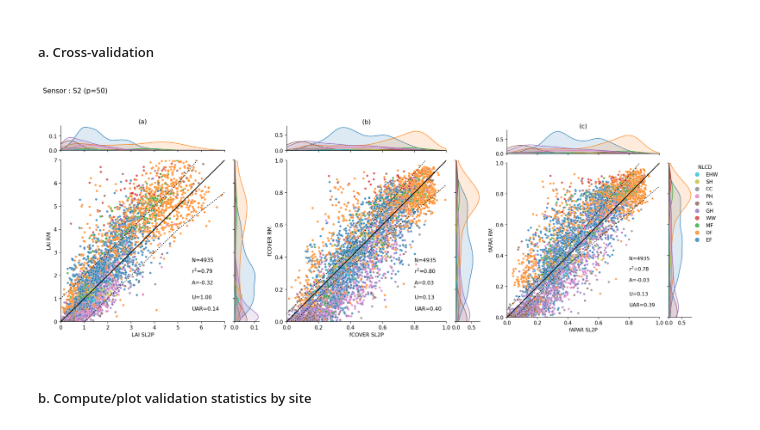
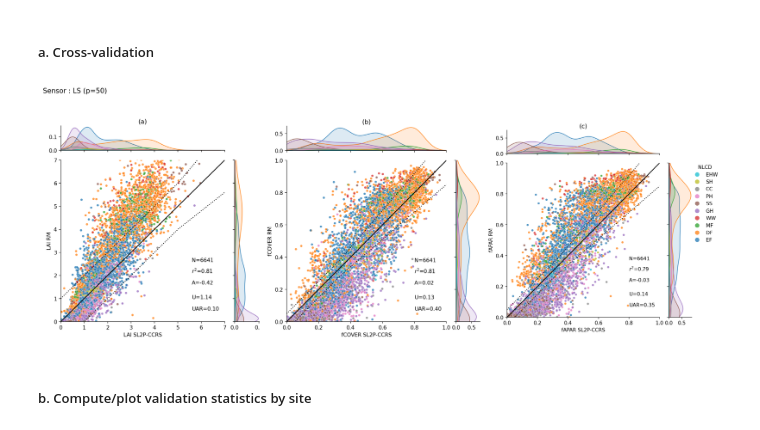
Before and after one commit to djamainajib/Landsat-Validation-paper, a Jupyter notebook: 1_Validation-LEAF-Toolbox-SL2P-LS_NEON_ND-LS.ipynb, the cells around one changed output. Cells and saved outputs as stored; diff of their text form; code cells hidden in the pictures.

```diff
--- a/1_Validation-LEAF-Toolbox-SL2P-LS_NEON_ND-LS.ipynb
+++ b/1_Validation-LEAF-Toolbox-SL2P-LS_NEON_ND-LS.ipynb
@@ -608,7 +603,7 @@ errmax2={'LAI':1,'fCOVER':0.05,'fAPAR':0.05}
 # %% [markdown]
 ##### a. Cross-validation
 # %%
-sensor='S2'
+sensor='LS'
 samplesDF=eval('samplesList%s[0][:]'%(sensor))
 samplesDF=samplesDF[samplesDF['outlier_flag_total']==0]
 fig, ax = plt.subplots(1,3,figsize=(14,6),constrained_layout = True, dpi=150,width_ratios=(1,1,1.1))
@@ -628,35 +623,35 @@ for idx,variableName in enumerate(['LAI','fCOVER','fAPAR']):
     plt.plot(np.linspace(0,varmax[variableName],100),np.linspace(0,varmax[variableName],100)+np.minimum(-np.linspace(0,varmax[variableName],100)*errmax1[variableName],-errmax2[variableName]),color='black',linestyle='dotted')
     plt.plot([0,varmax[variableName]],[0,varmax[variableName]],color='black')
     #plt.set(adjustable='box',aspect='equal')
     plt.ylabel('%s RM'%(variableName))
-    plt.xlabel('%s SL2P'%(variableName))
+    plt.xlabel('%s SL2P-CCRS'%(variableName))
     n = len(data[x])
     res = np.array(data[x].sub(data[y]))
     unc= np.mean(res ** 2) ** (0.5)
     acc = np.mean(res)
     r2 = np.corrcoef(data[x],data[y])[0,1]**2
     uar = np.mean(np.abs(res)<np.maximum(0.05,0.10*data[x]))
     plt.annotate(f'N={n}', xy=(0.8, 0.37), xycoords='axes fraction')
     plt.annotate(f'$r^2$={r2:.2f}', xy=(0.8, 0.30), xycoords='axes fraction')
     plt.annotate(f'A={acc:.2f}', xy=(0.8, 0.23), xycoords='axes fraction')
     plt.annotate(f'U={unc:.2f}', xy=(0.8, 0.14), xycoords='axes fraction')
     plt.annotate(f'UAR={uar:.2f}', xy=(0.8, 0.07), xycoords='axes fraction')
     plt.xlim([0,varmax[variableName]])
     plt.ylim([0,varmax[variableName]])
     plt.title('(%s)'%('abcde'[idx]), pad=70)
 
     fn=os.path.join(output_path,'Figure_2_%s_p%s_2.png'%(sensor,p))
     g.savefig(fn,dpi=150,bbox_inches='tight')
     plt.close(g.fig)
     if variableName=='fAPAR':
         ax[idx].imshow(mpimg.imread(fn))#,extent=(0,0.8,0,0.8)
     else:
         ax[idx].imshow(mpimg.imread(fn)[:,:-130,:])
     [x.set_axis_off() for x in ax.ravel()]
 plt.savefig(fn,bbox_inches='tight')
 plt.show()
 # %% [output]
-[figure, old version]
+[figure, new version]
 # %% [markdown]
 ##### b. Compute/plot validation statistics by site
 # %%
```
Also changed, not shown: parts of 14 cells of this notebook.
